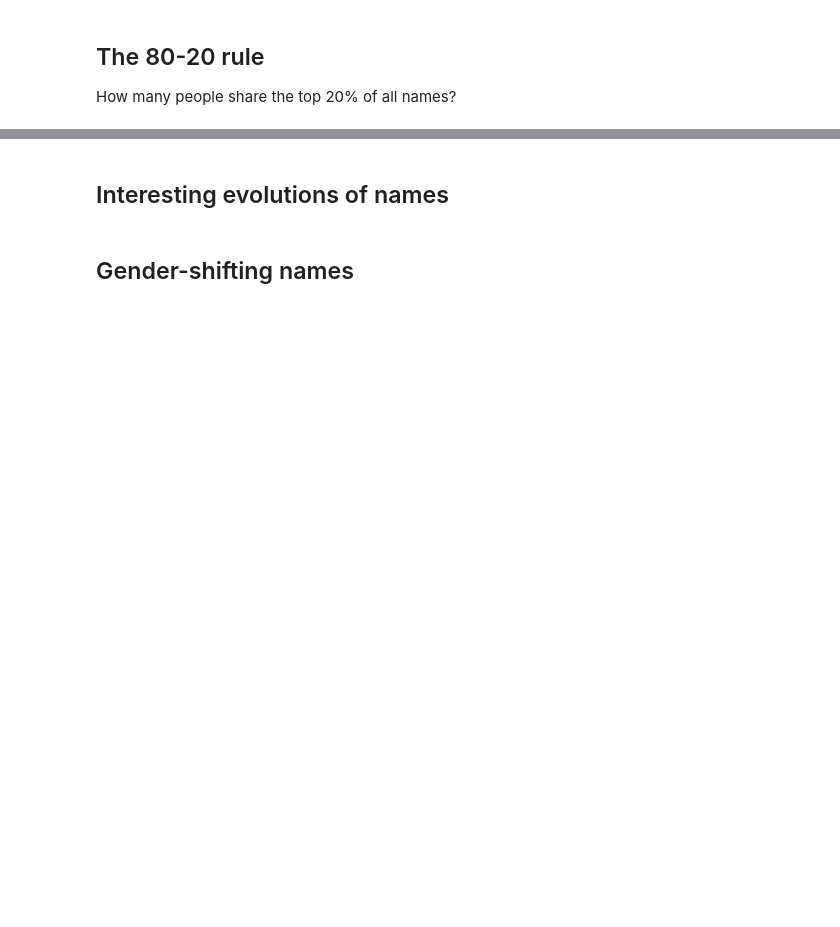
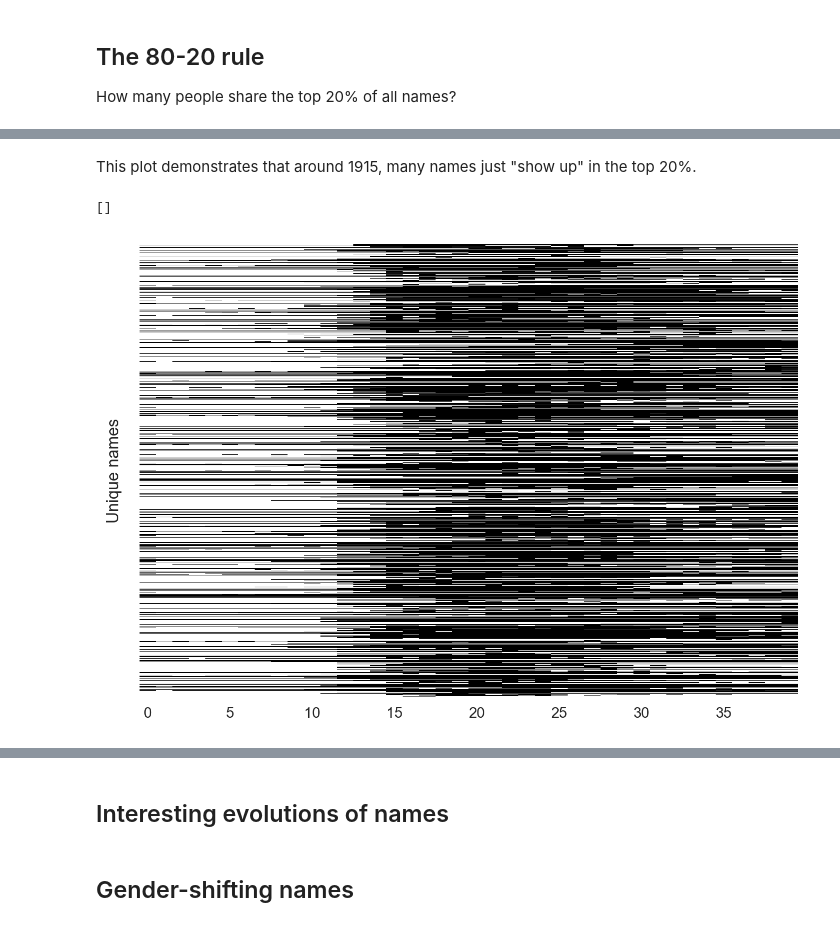
Before and after one commit to arnold-jr/baby-names, a Jupyter notebook: BabyNames.ipynb, the cells around one changed output, grey strips where cells are left out. Drawn from its saved outputs; the diff is of its cells as text; code cells hidden in the pictures; blank space fills up the shorter version.

```diff
--- a/BabyNames.ipynb
+++ b/BabyNames.ipynb
@@ -102,0 +295,19 @@ zipf_plotter(1884, 2015, 65, x="Cum_pct_yearly")
+# %%
+name_vecs = []
+for yr in range(1900,1940):
+  name_vec = top_20_1900_to_1940.loc[top_20_1900_to_1940.Gender == "M",:]\
+    .groupby(["Name"])["Year"]\
+    .aggregate(lambda years: yr in years.values)\
+    .as_matrix()
+  name_vecs.append(name_vec)
+# %% [markdown]
+This plot demonstrates that around 1915, many names just "show up" in the top 20%.
+# %%
+fig, ax = plt.subplots(1,1)
+ax.grid()
+ax.imshow(np.column_stack(name_vecs), interpolation='nearest', aspect="auto")
+ax.set_ylabel("Unique names")
+ax.set_yticklabels([])
+# %% [output]
+[]
+[figure, added]
```
Also changed, not shown: parts of 36 cells of this notebook, 7 other files.
